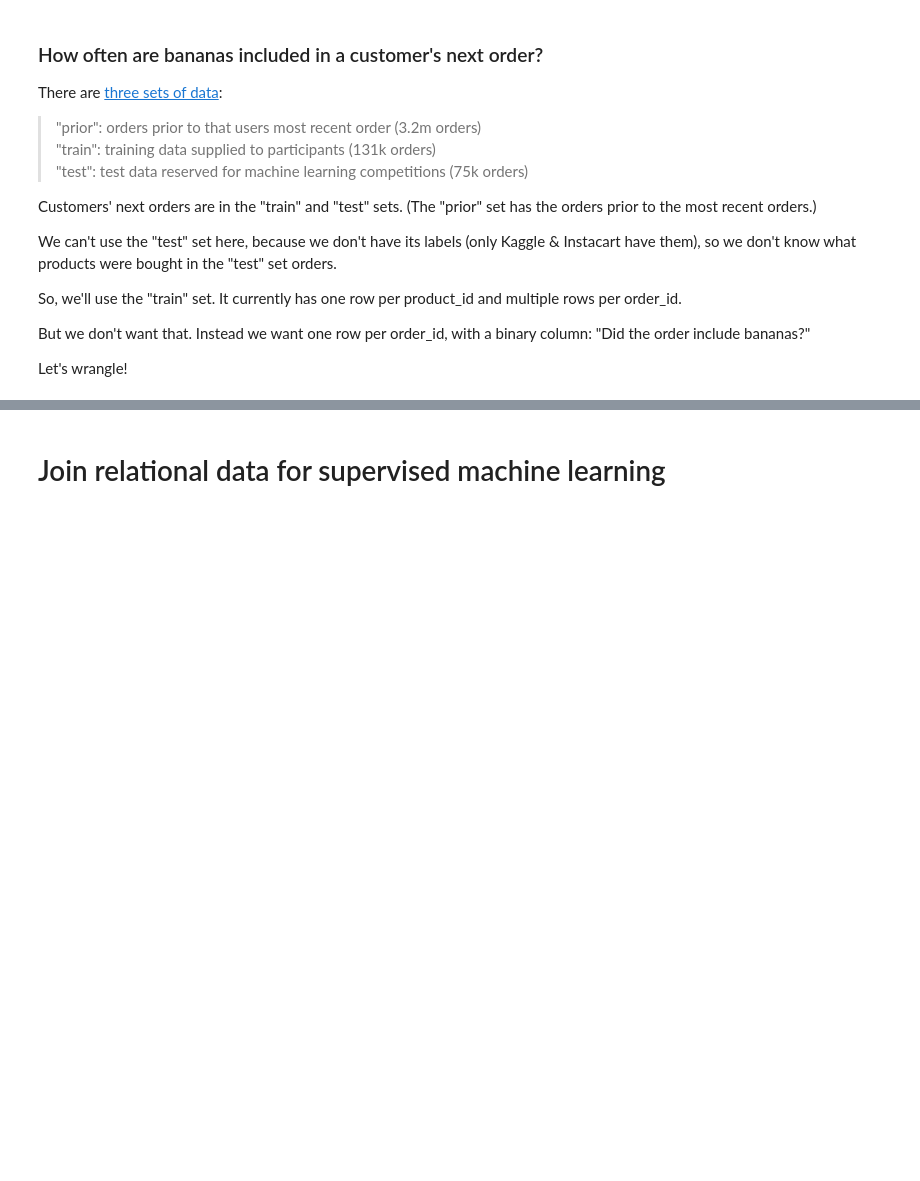
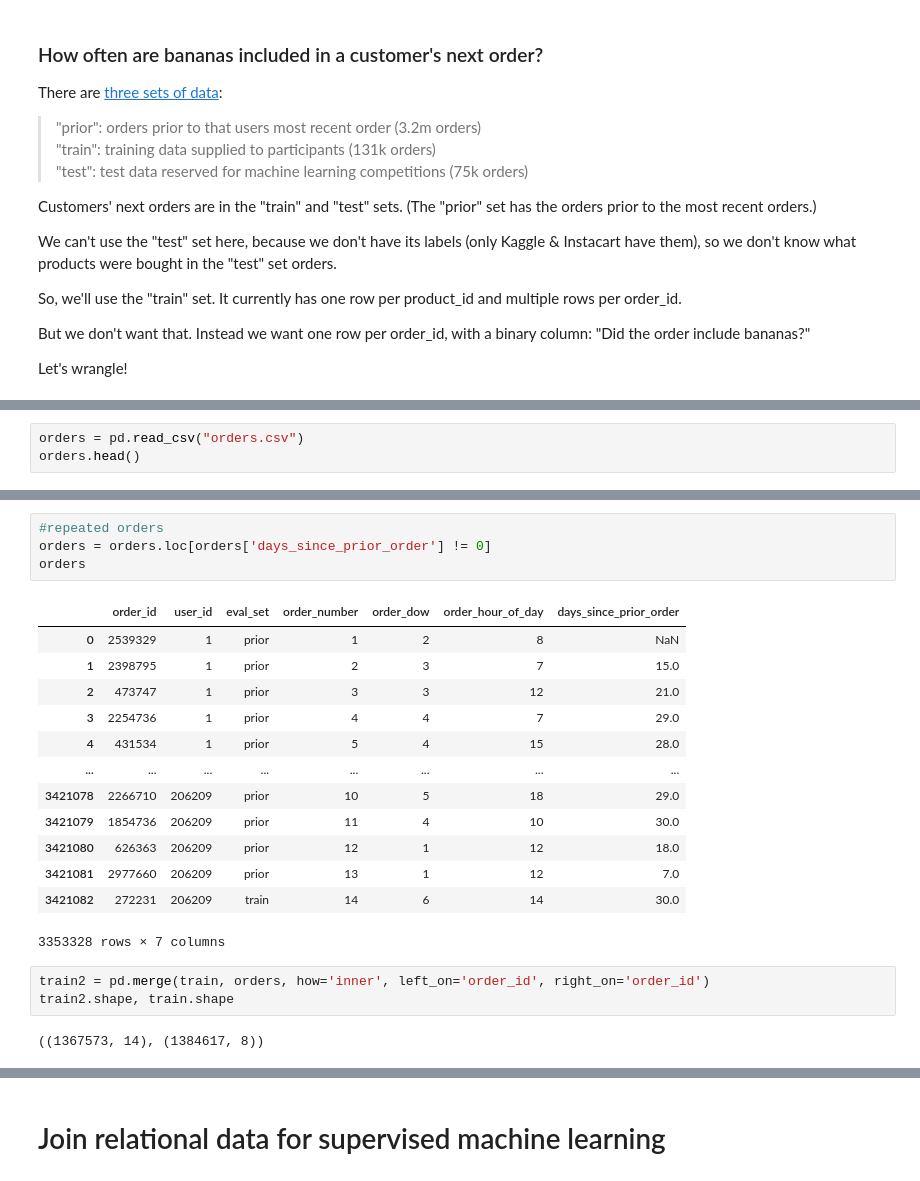
Before and after one commit to skhabiri/DS-Unit-2-Applied-Modeling, a Jupyter notebook: WrangleMLDatasets-m2/wranglemldatasets-232.ipynb, the cells around one changed output, grey strips where cells are left out. Cells and saved outputs as stored; diff of their text form; blank space fills up the shorter version.

```diff
--- a/WrangleMLDatasets-m2/wranglemldatasets-232.ipynb
+++ b/WrangleMLDatasets-m2/wranglemldatasets-232.ipynb
@@ -155,0 +384,3 @@ train_wrangled['bananas'].value_counts(normalize=True)
+# %%
+orders = pd.read_csv("orders.csv")
+orders.head()
@@ -155,0 +406,23 @@ train_wrangled['bananas'].value_counts(normalize=True)
+# %%
+#repeated orders
+orders = orders.loc[orders['days_since_prior_order'] != 0]
+orders
+# %% [output]
+|  | order_id | user_id | eval_set | order_number | order_dow | order_hour_of_day | days_since_prior_order |
+| 0 | 2539329 | 1 | prior | 1 | 2 | 8 | NaN |
+| 1 | 2398795 | 1 | prior | 2 | 3 | 7 | 15.0 |
+| 2 | 473747 | 1 | prior | 3 | 3 | 12 | 21.0 |
+| 3 | 2254736 | 1 | prior | 4 | 4 | 7 | 29.0 |
+| 4 | 431534 | 1 | prior | 5 | 4 | 15 | 28.0 |
+| ... | ... | ... | ... | ... | ... | ... | ... |
+| 3421078 | 2266710 | 206209 | prior | 10 | 5 | 18 | 29.0 |
+| 3421079 | 1854736 | 206209 | prior | 11 | 4 | 10 | 30.0 |
+| 3421080 | 626363 | 206209 | prior | 12 | 1 | 12 | 18.0 |
+| 3421081 | 2977660 | 206209 | prior | 13 | 1 | 12 | 7.0 |
+| 3421082 | 272231 | 206209 | train | 14 | 6 | 14 | 30.0 |
+3353328 rows × 7 columns
+# %%
+train2 = pd.merge(train, orders, how='inner', left_on='order_id', right_on='order_id')
+train2.shape, train.shape
+# %% [output]
+((1367573, 14), (1384617, 8))
```
Also changed, not shown: parts of 46 cells of this notebook, 1 other file.
